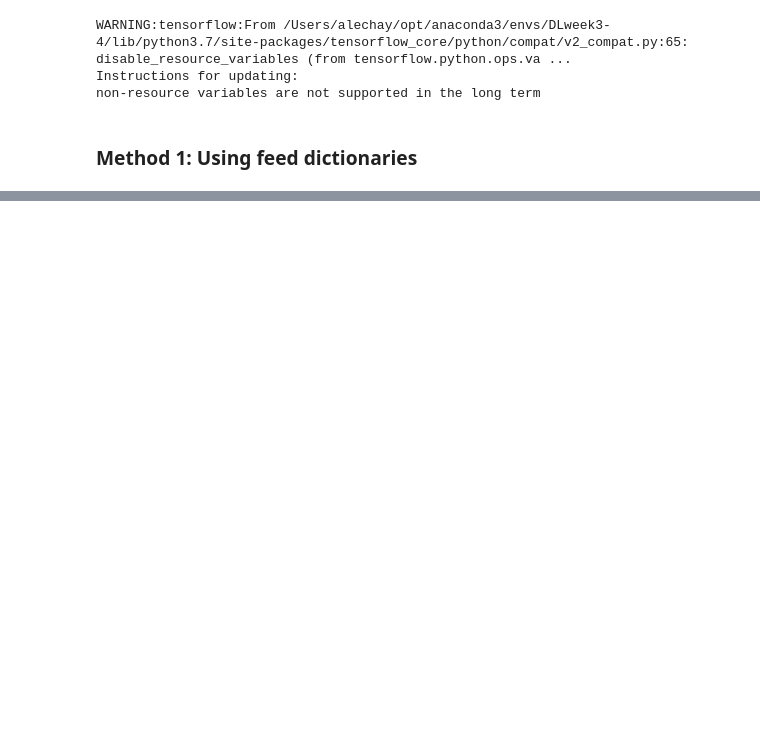
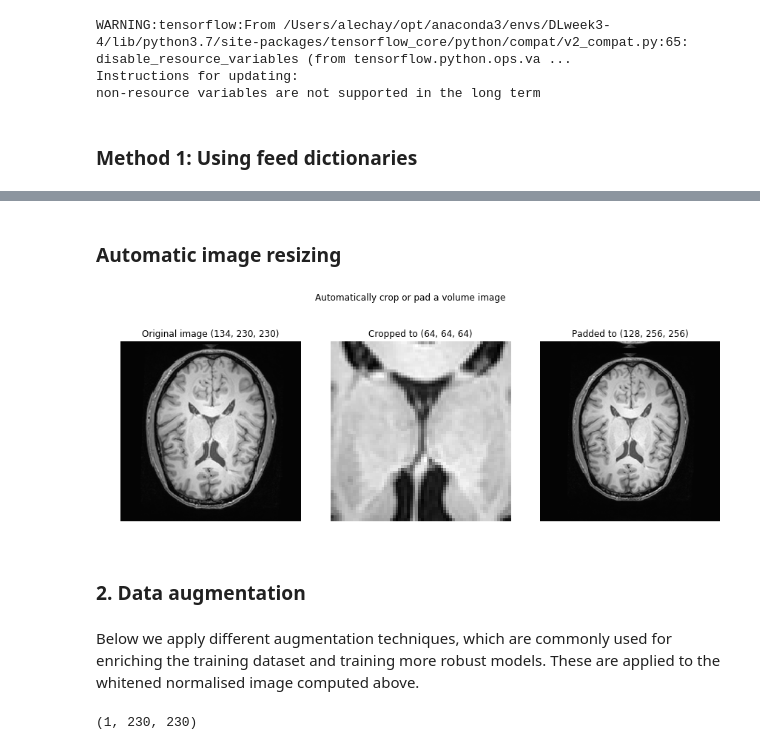
Before and after one commit to alechay/DLweek3-4, a Jupyter notebook: tf_load1.ipynb, the cells around one changed output, grey strips where cells are left out. Cells and saved outputs as stored; diff of their text form; code cells hidden in the pictures; blank space fills up the shorter version.

```diff
--- a/tf_load1.ipynb
+++ b/tf_load1.ipynb
@@ -180,0 +460,61 @@ plt.show();
+# %% [markdown]
+### Automatic image resizing
+# %%
+# Crop to [64, 64, 64]
+t1_cropped = resize_image_with_crop_or_pad(t1, [64, 64, 64], mode='symmetric')
+
+# Resizing image to [128, 256, 256] required padding
+t1_padded = resize_image_with_crop_or_pad(t1, [128, 256, 256], mode='symmetric')
+
+# Visualise using matplotlib.
+f, axarr = plt.subplots(1, 3, figsize=(15,5));
+f.suptitle('Automatically crop or pad a volume image')
+
+axarr[0].imshow(np.squeeze(t1[t1.shape[0]//2, :, :]), cmap='gray');
+axarr[0].axis('off')
+axarr[0].set_title('Original image {}'.format(t1.shape))
+
+axarr[1].imshow(np.squeeze(t1_cropped[t1_cropped.shape[0]//2, :, :]), cmap='gray');
+axarr[1].axis('off')
+axarr[1].set_title('Cropped to {}'.format(t1_cropped.shape))
+
+axarr[2].imshow(np.squeeze(t1_padded[t1_padded.shape[0]//2, :, :]), cmap='gray');
+axarr[2].axis('off')
+axarr[2].set_title('Padded to {}'.format(t1_padded.shape))
+
+f.subplots_adjust(wspace=0.05, hspace=0, top=0.8)
+plt.show();
+# %% [output]
+[figure, added]
+# %% [markdown]
+### 2. Data augmentation
+# %% [markdown]
+Below we apply different augmentation techniques, which are commonly used for enriching the training dataset and training more robust models. These are applied to the whitened normalised image computed above.
+# %%
+# For demo purposes, extract a 2D slice from the image volume. This is just to better
+# demonstrate the Gaussian offset augmentation. To demonstrate, that this works on
+# volumes, we ensure that the slice is a 3D volume:
+center_slices = [s//2 for s in t1.shape]
+t1_slice = t1[center_slices[0]:center_slices[0]+1,:,:].copy()
+print(t1_slice.shape)
+
+# Add a feature dimension and normalise
+t1_norm = np.expand_dims(normalise_one_one(t1_slice), axis=-1)
+
+# Randomly flip the image along axis 1
+t1_flipped = flip(t1_norm.copy(), axis=1)
+
+# Add a Gaussian offset (independently for each channel)
+t1_offset = add_gaussian_offset(t1_norm.copy(), sigma=0.5)
+
+# Add Gaussian noise
+t1_noise = add_gaussian_noise(t1_norm.copy(), sigma=0.25)
+
+# Elastic transforms according to:
+# [1] Simard, Steinkraus and Platt, "Best Practices for Convolutional
+#     Neural Networks applied to Visual Document Analysis", in Proc. of the
+#     International Conference on Document Analysis and Recognition, 2003.
+t1_trans_low_s = elastic_transform(t1_norm.copy(), alpha=[1, 1e5, 1e5], sigma=[1, 10, 10])
+t1_trans_high_s = elastic_transform(t1_norm.copy(), alpha=[10, 2e6, 2e6], sigma=[1, 25, 25])
+# %% [output]
+(1, 230, 230)
```
Also changed, not shown: parts of 30 cells of this notebook, 2 other files.
